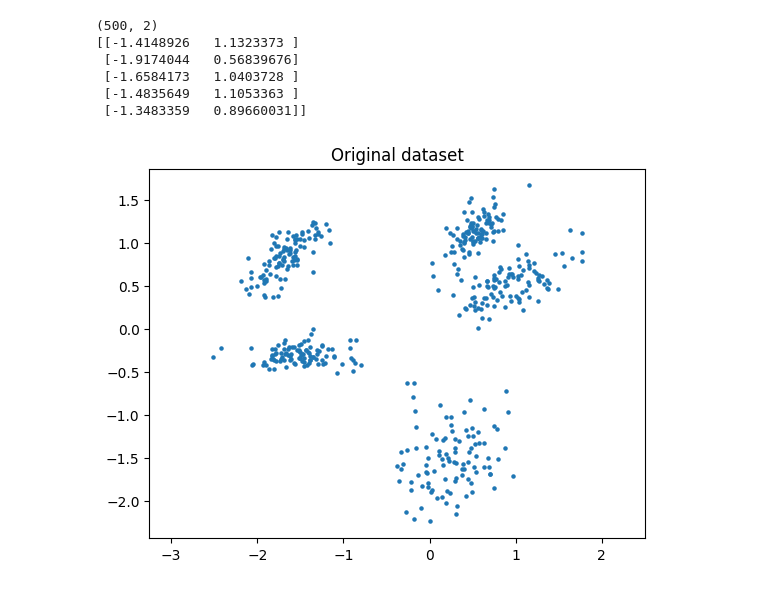
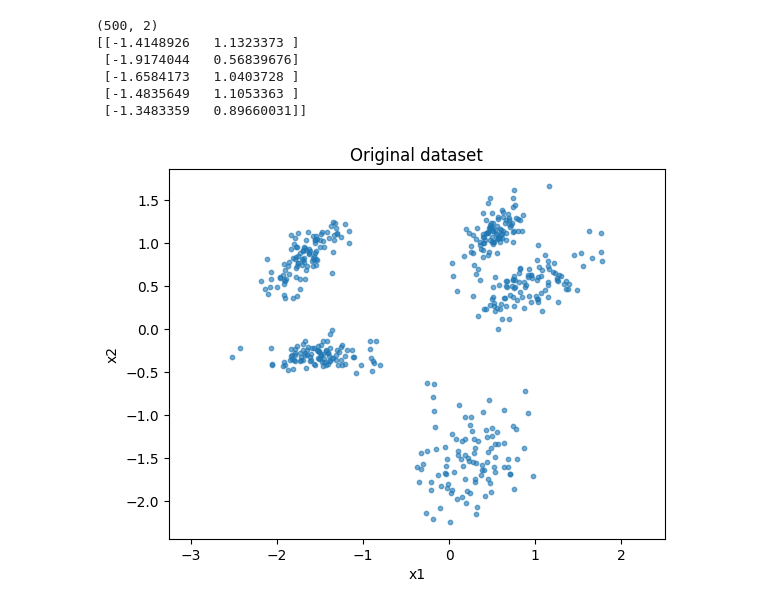
Before and after one commit to Zicko01/LabML, a Jupyter notebook: Milestone 2/7.ipynb, the cells around one changed output. Saved outputs shown, nothing was run; the diff lists cells and outputs as text; code cells hidden in the pictures.

```diff
--- a/Milestone 2/7.ipynb
+++ b/Milestone 2/7.ipynb
@@ -20,10 +20,13 @@ print(X[:5])
  [-1.4835649   1.1053363 ]
  [-1.3483359   0.89660031]]
 # %%
-plt.scatter(X[:,0], X[:,1], s=5)
+plt.scatter(X[:,0], X[:,1], s=10, alpha=0.6)
 plt.axis("equal")
 plt.title("Original dataset")
+plt.xlabel("x1")
+plt.ylabel("x2")
+plt.axis("equal")
 plt.show()
 # %% [output]
-[figure, old version]
+[figure, new version]
 # %%
```
Also changed, not shown: parts of 6 cells of this notebook, 3 other files.
